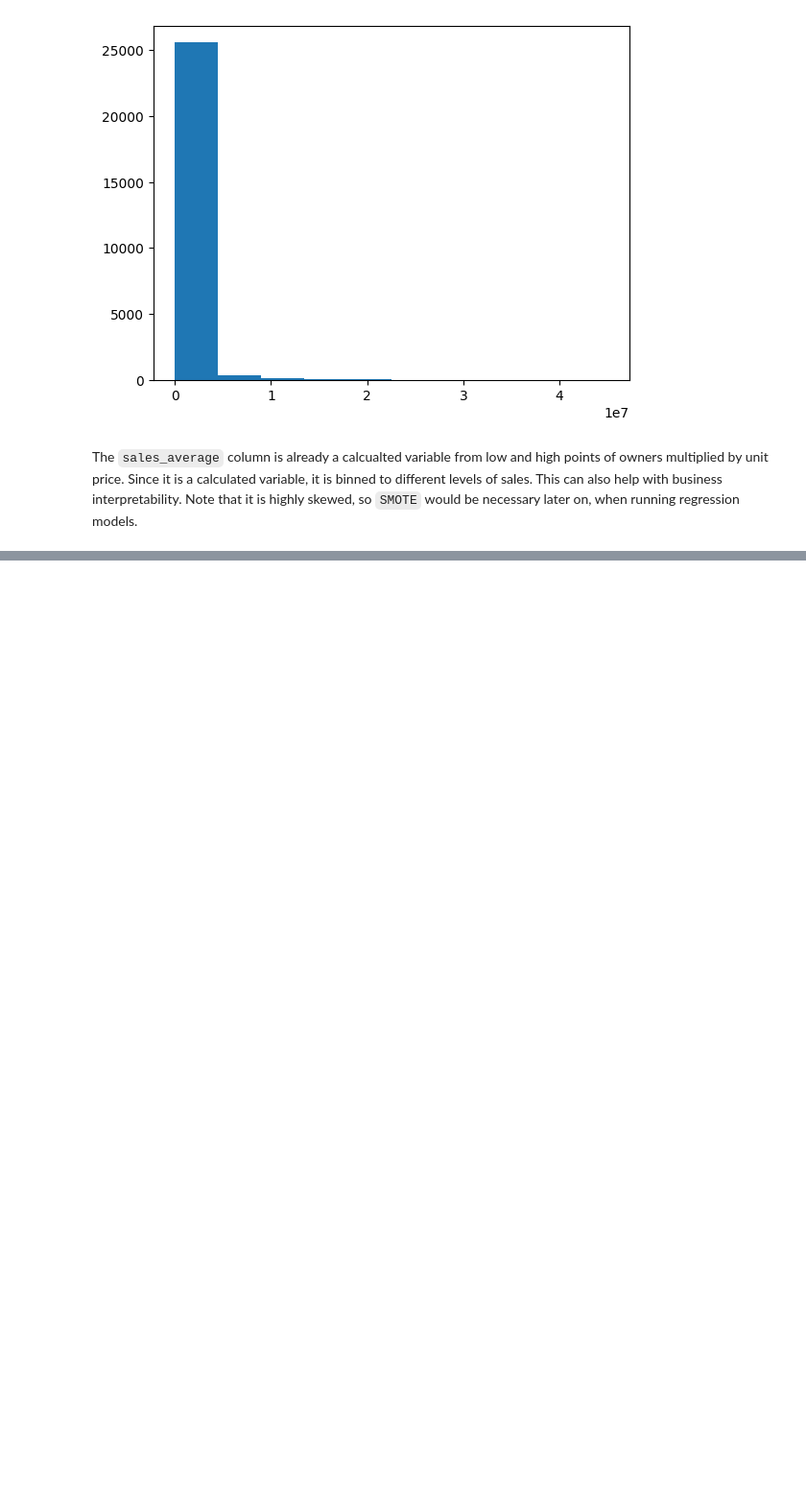
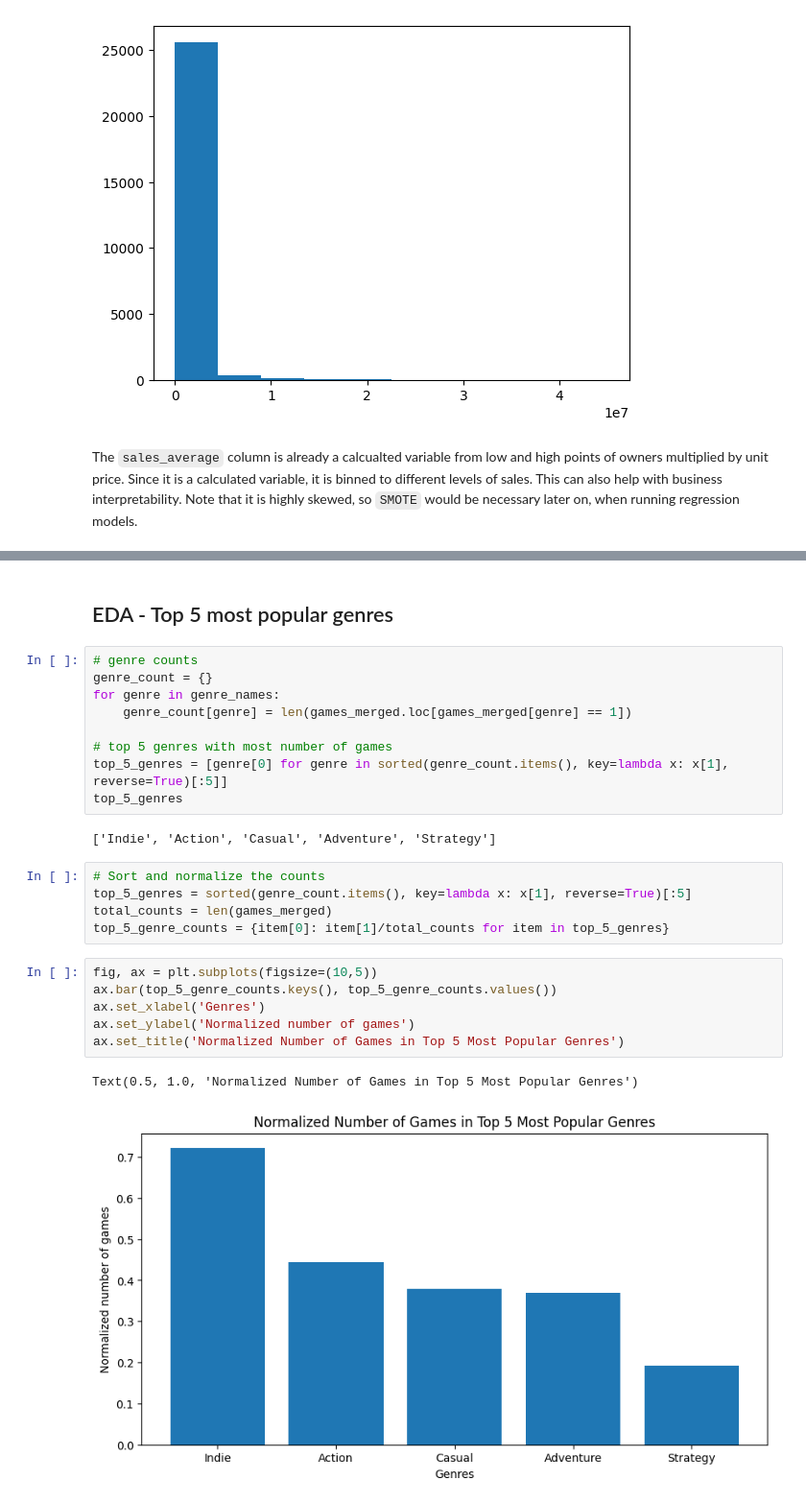
Before and after one commit to SangyunT/steam_game_sales, a Jupyter notebook: index.ipynb, the cells around one changed output, grey strips where cells are left out. Shown: that part at 96% size. Drawn from its saved outputs; the diff is of its cells as text; blank space fills up the shorter version.

```diff
--- a/index.ipynb
+++ b/index.ipynb
@@ -325,3 +339,30 @@ medium    13344
 high       6318
 low        4296
 Name: count, dtype: int64
+# %% [markdown]
+## EDA - Top 5 most popular genres
+# %%
+# genre counts
+genre_count = {}
+for genre in genre_names:
+    genre_count[genre] = len(games_merged.loc[games_merged[genre] == 1])
+
+# top 5 genres with most number of games
+top_5_genres = [genre[0] for genre in sorted(genre_count.items(), key=lambda x: x[1], reverse=True)[:5]]
+top_5_genres
+# %% [output]
+['Indie', 'Action', 'Casual', 'Adventure', 'Strategy']
+# %%
+# Sort and normalize the counts
+top_5_genres = sorted(genre_count.items(), key=lambda x: x[1], reverse=True)[:5]
+total_counts = len(games_merged)
+top_5_genre_counts = {item[0]: item[1]/total_counts for item in top_5_genres}
+# %%
+fig, ax = plt.subplots(figsize=(10,5))
+ax.bar(top_5_genre_counts.keys(), top_5_genre_counts.values())
+ax.set_xlabel('Genres')
+ax.set_ylabel('Normalized number of games')
+ax.set_title('Normalized Number of Games in Top 5 Most Popular Genres')
+# %% [output]
+Text(0.5, 1.0, 'Normalized Number of Games in Top 5 Most Popular Genres')
+[figure, added]
```
Also changed, not shown: parts of 10 cells of this notebook.
